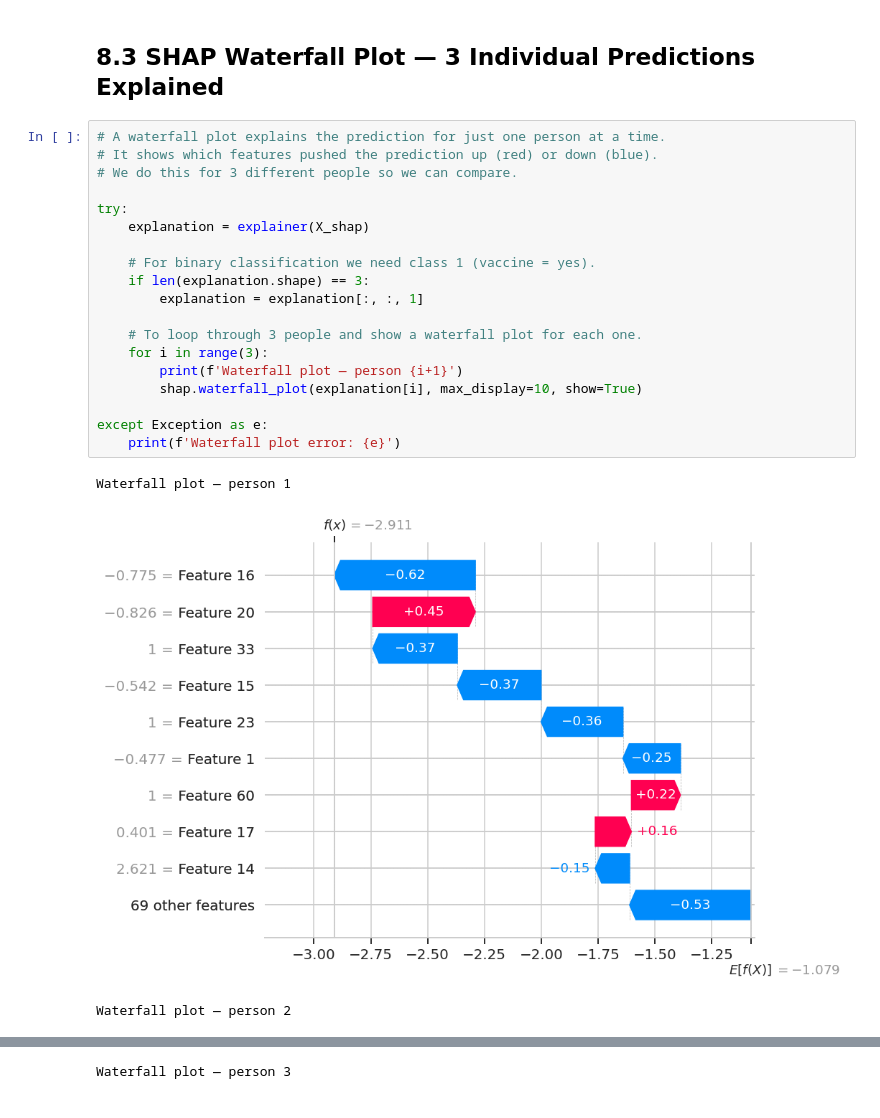
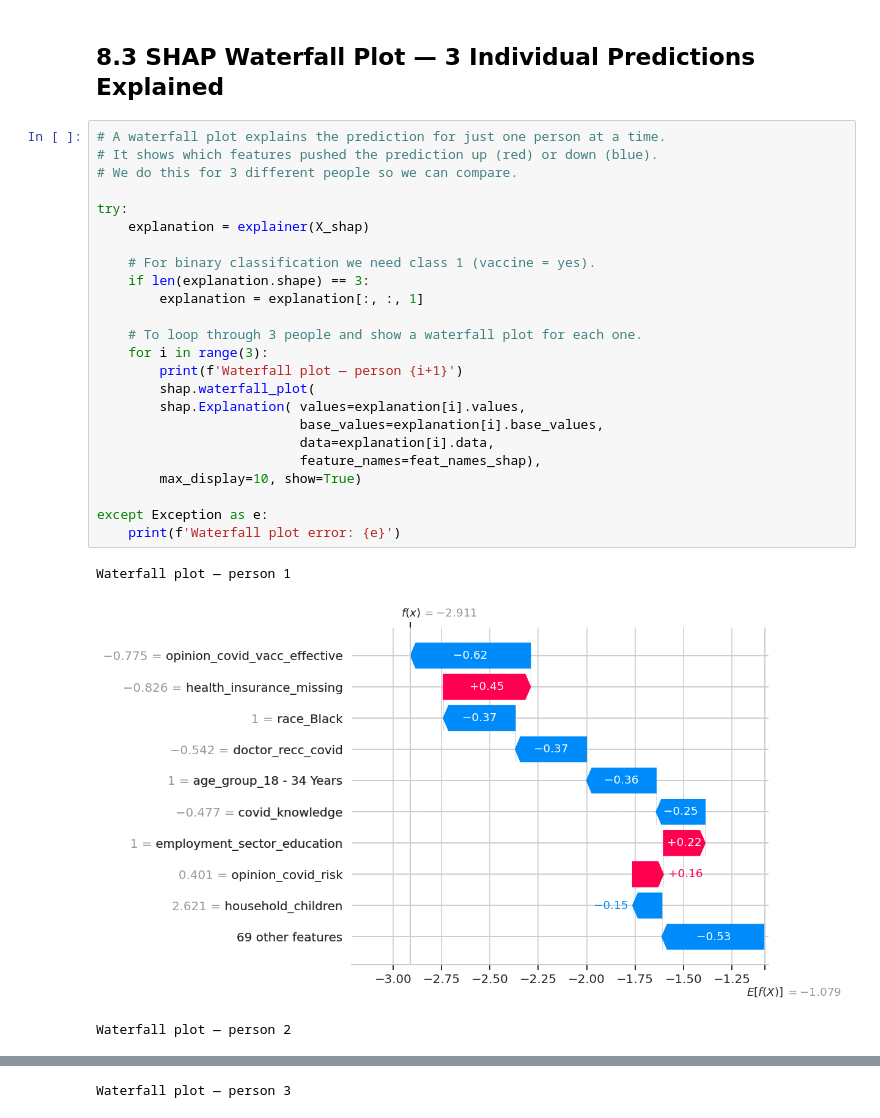
Before and after one commit to UH-GROUP-X/Hackathon26, a Jupyter notebook: UH_GROUP_X.ipynb, the cells around one changed output, grey strips where cells are left out. Drawn from its saved outputs; the diff is of its cells as text.

```diff
--- a/UH_GROUP_X.ipynb
+++ b/UH_GROUP_X.ipynb
@@ -1208,23 +1208,28 @@ Top feature: health_insurance_missing
 # %%
 # A waterfall plot explains the prediction for just one person at a time.
 # It shows which features pushed the prediction up (red) or down (blue).
 # We do this for 3 different people so we can compare.
 
 try:
     explanation = explainer(X_shap)
 
     # For binary classification we need class 1 (vaccine = yes).
     if len(explanation.shape) == 3:
         explanation = explanation[:, :, 1]
 
     # To loop through 3 people and show a waterfall plot for each one.
     for i in range(3):
         print(f'Waterfall plot — person {i+1}')
-        shap.waterfall_plot(explanation[i], max_display=10, show=True)
+        shap.waterfall_plot(
+        shap.Explanation( values=explanation[i].values,
+                          base_values=explanation[i].base_values,
+                          data=explanation[i].data,
+                          feature_names=feat_names_shap),
+        max_display=10, show=True)
 
 except Exception as e:
     print(f'Waterfall plot error: {e}')
 # %% [output]
 Waterfall plot — person 1
-[figure, old version]
+[figure, new version]
 Waterfall plot — person 2
```
Also changed, not shown: parts of 4 cells of this notebook.
